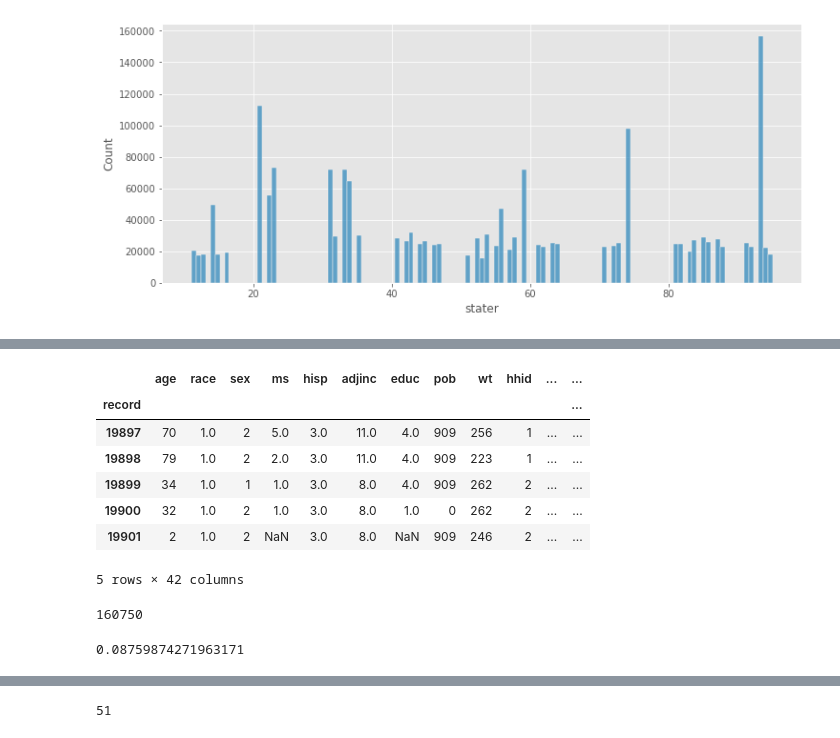
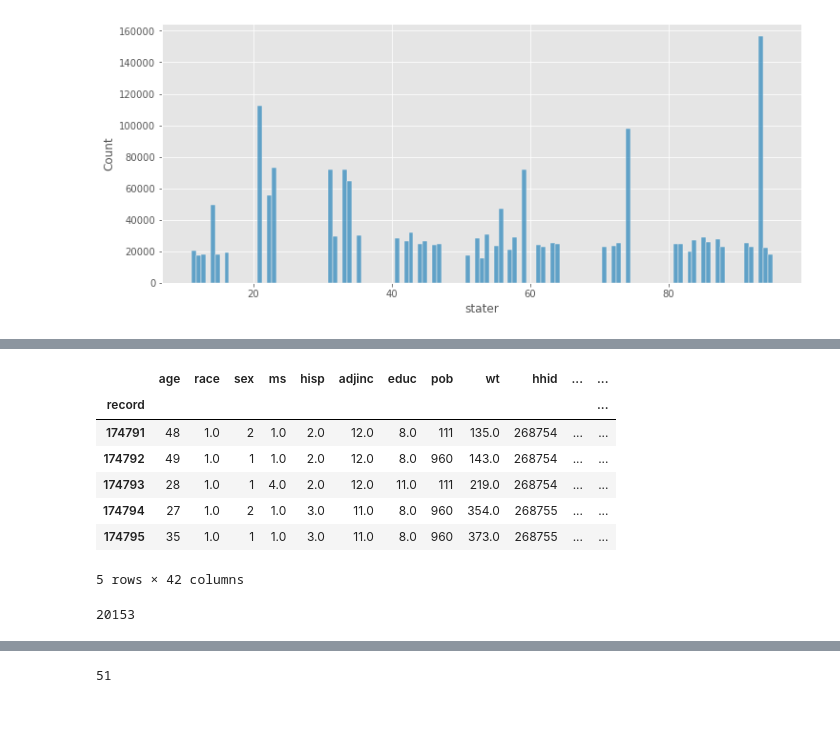
Before and after one commit to beckyepeters/life-expectancy-predictions, a Jupyter notebook: NLMS.ipynb, the cells around one changed output, grey strips where cells are left out. Drawn from its saved outputs; the diff is of its cells as text; code cells hidden in the pictures.

```diff
--- a/NLMS.ipynb
+++ b/NLMS.ipynb
@@ -166,21 +166,17 @@ sixc = pd.read_csv('data/NLMS_PublicUse_5.1/6c_new.csv', index_col='record')
 # %%
 tu = pd.read_csv('data/NLMS_PublicUse_5.1/tu_new.csv', index_col='record')
 # %%
-sixa.head()
+tu.tail()
 # %% [output]
 |  | age | race | sex | ms | hisp | adjinc | educ | pob | wt | hhid | ... | ... |
 | record |  |  |  |  |  |  |  |  |  |  |  | ... |
-| 19897 | 70 | 1.0 | 2 | 5.0 | 3.0 | 11.0 | 4.0 | 909 | 256 | 1 | ... | ... |
-| 19898 | 79 | 1.0 | 2 | 2.0 | 3.0 | 11.0 | 4.0 | 909 | 223 | 1 | ... | ... |
-| 19899 | 34 | 1.0 | 1 | 1.0 | 3.0 | 8.0 | 4.0 | 909 | 262 | 2 | ... | ... |
-| 19900 | 32 | 1.0 | 2 | 1.0 | 3.0 | 8.0 | 1.0 | 0 | 262 | 2 | ... | ... |
-| 19901 | 2 | 1.0 | 2 | NaN | 3.0 | 8.0 | NaN | 909 | 246 | 2 | ... | ... |
+| 174791 | 48 | 1.0 | 2 | 1.0 | 2.0 | 12.0 | 8.0 | 111 | 135.0 | 268754 | ... | ... |
+| 174792 | 49 | 1.0 | 1 | 1.0 | 2.0 | 12.0 | 8.0 | 960 | 143.0 | 268754 | ... | ... |
+| 174793 | 28 | 1.0 | 1 | 4.0 | 2.0 | 12.0 | 11.0 | 111 | 219.0 | 268754 | ... | ... |
+| 174794 | 27 | 1.0 | 2 | 1.0 | 3.0 | 11.0 | 8.0 | 960 | 354.0 | 268755 | ... | ... |
+| 174795 | 35 | 1.0 | 1 | 1.0 | 3.0 | 11.0 | 8.0 | 960 | 373.0 | 268755 | ... | ... |
 5 rows × 42 columns
 # %%
-nlms.dayod.count()
+tu.dayod.count()
 # %% [output]
-160750
+20153
-# %%
-160750 / 1835072
-# %% [output]
-0.08759874271963171
```
Also changed, not shown: parts of 3 cells of this notebook, 1 other file.
